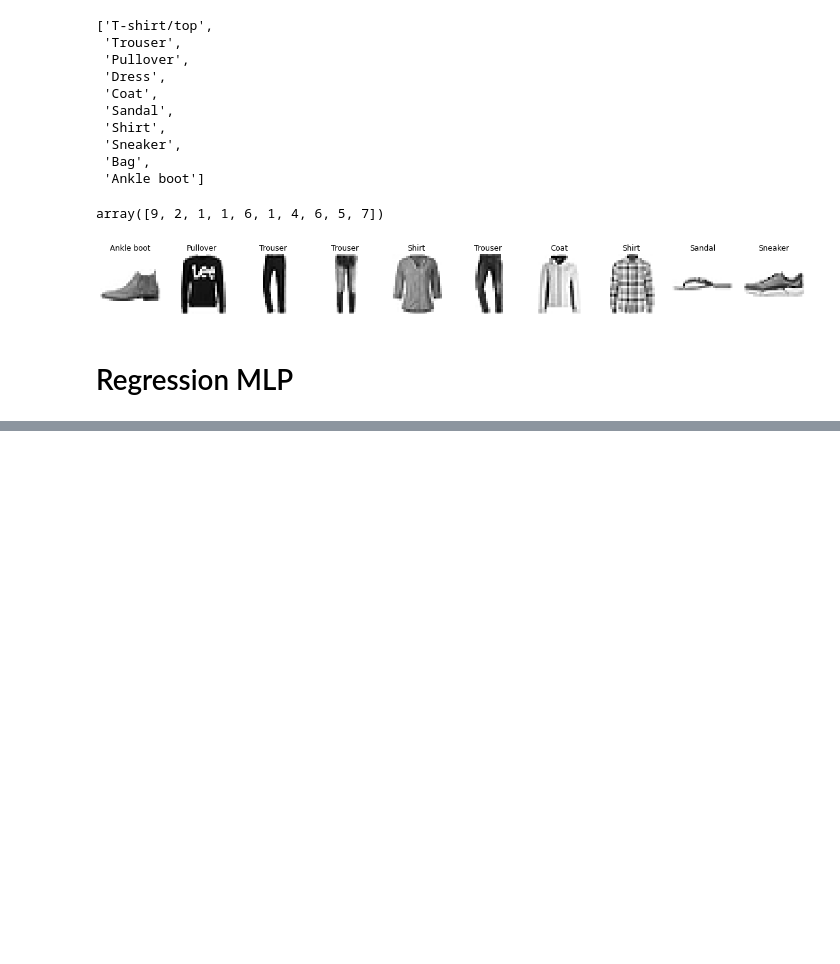
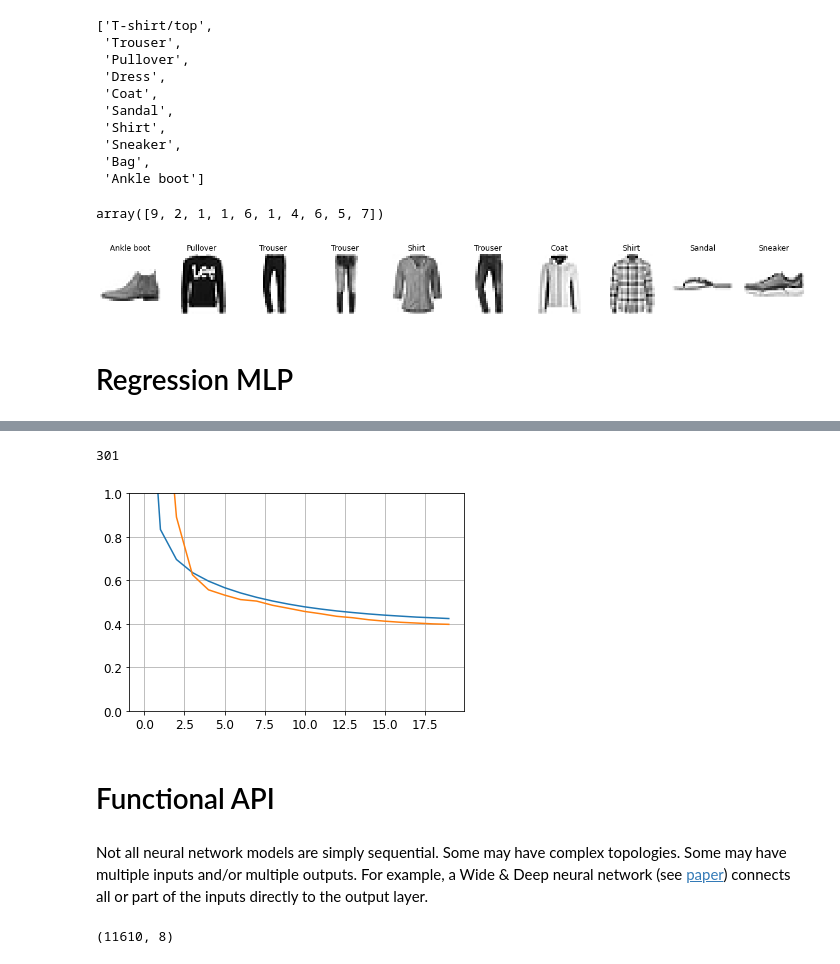
Before and after one commit to nicodom/ml_projects, a Jupyter notebook: deep_neural_networks/introduction_to_ann_with_keras.ipynb, the cells around one changed output, grey strips where cells are left out. Cells and saved outputs as stored; diff of their text form; code cells hidden in the pictures; blank space fills up the shorter version.

Commit message:
Functional API and Subclassing

```diff
--- a/deep_neural_networks/introduction_to_ann_with_keras.ipynb
+++ b/deep_neural_networks/introduction_to_ann_with_keras.ipynb
@@ -577,0 +580,17 @@ plt.show()
+# %%
+from sklearn.datasets import fetch_california_housing
+from sklearn.model_selection import train_test_split
+from sklearn.preprocessing import StandardScaler
+
+housing = fetch_california_housing() # loading the California Housing dataset
+
+# test size default = 0.25 of full
+X_train_full, X_test, y_train_full, y_test = train_test_split(housing.data, housing.target, random_state=42) # test and train
+# validation size 0.25 of train
+X_train, X_valid, y_train, y_valid = train_test_split(X_train_full, y_train_full, random_state=42) # training and validation
+
+# Using the StandardScaler to scale the dataset
+scaler = StandardScaler()
+X_train = scaler.fit_transform(X_train)
+X_valid = scaler.transform(X_valid)
+X_test = scaler.transform(X_test)
@@ -577,0 +614,9 @@ plt.show()
+# %%
+# Creating the model using the Sequential API
+
+model = keras.models.Sequential([
+    keras.layers.Dense(30, activation="relu", input_shape=X_train.shape[1:]),
+    keras.layers.Dense(1)
+])
+model.compile(loss="mean_squared_error", optimizer=keras.optimizers.SGD(lr=1e-3)) # compiling the model
+history = model.fit(X_train, y_train, epochs=20, validation_data=(X_valid, y_valid)) # fit the model
@@ -577,0 +677,15 @@ plt.show()
+# %%
+(8+1)*30+ (30+1)*1
+# %% [output]
+301
+# %%
+plt.plot(pd.DataFrame(history.history))
+plt.grid(True)
+plt.gca().set_ylim(0, 1) # setting y-axis limit
+plt.show()
+# %% [output]
+[figure, added]
+# %% [markdown]
+# Functional API
+# %% [markdown]
+Not all neural network models are simply sequential. Some may have complex topologies. Some may have multiple inputs and/or multiple outputs. For example, a Wide & Deep neural network (see [paper](https://ai.google/research/pubs/pub45413)) connects all or part of the inputs directly to the output layer.
@@ -577,0 +699,4 @@ plt.show()
+# %%
+X_train.shape
+# %% [output]
+(11610, 8)
```
Also changed, not shown: parts of 47 cells of this notebook.
